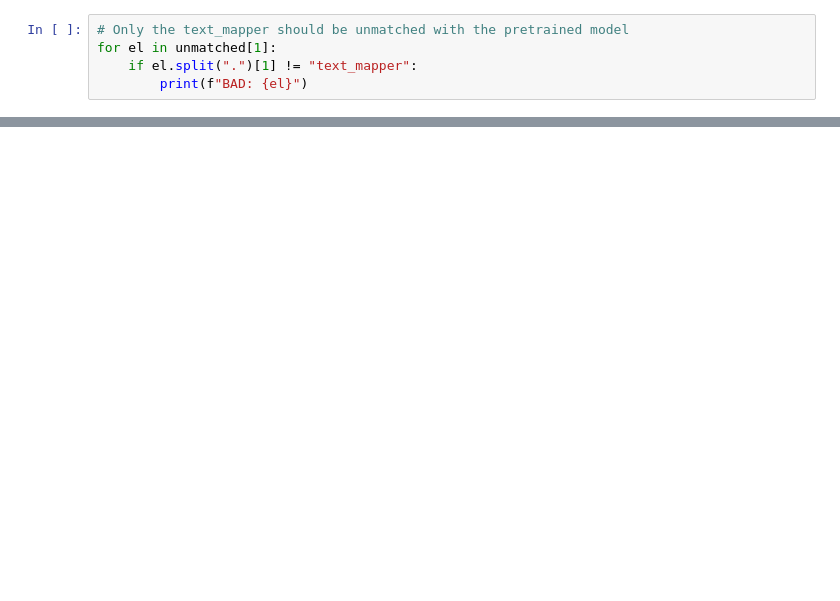
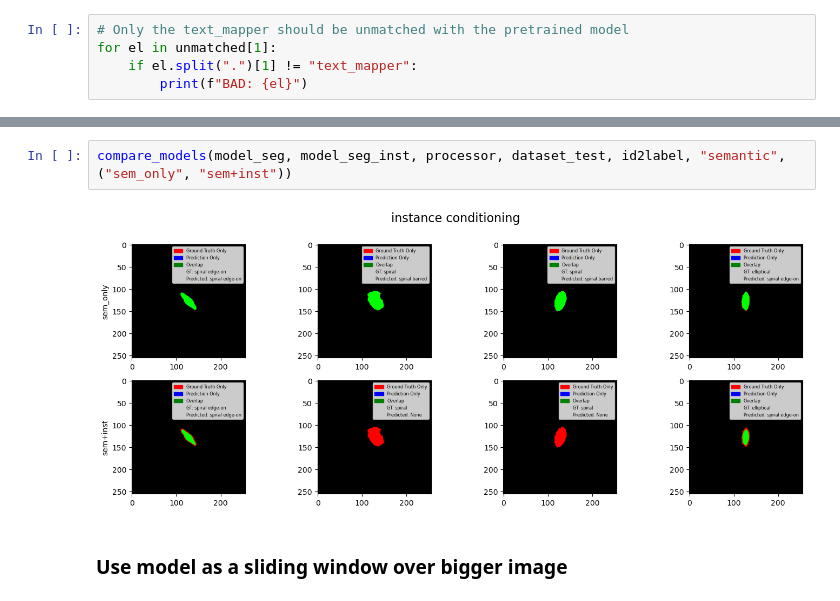
Before and after one commit to PanzaResce/galaxy_segmentation, a Jupyter notebook: notebooks/post_training.ipynb, the cells around one changed output, grey strips where cells are left out. Cells and saved outputs as stored; diff of their text form; blank space fills up the shorter version.

```diff
--- a/notebooks/post_training.ipynb
+++ b/notebooks/post_training.ipynb
@@ -130,0 +156,6 @@ show_confusion_matrix(confusion_matrix, id2label)
+# %%
+compare_models(model_seg, model_seg_inst, processor, dataset_test, id2label, "semantic", ("sem_only", "sem+inst"))
+# %% [output]
+[figure, added]
+# %% [markdown]
+### Use model as a sliding window over bigger image
```
Also changed, not shown: parts of 20 cells of this notebook, 12 other files.
